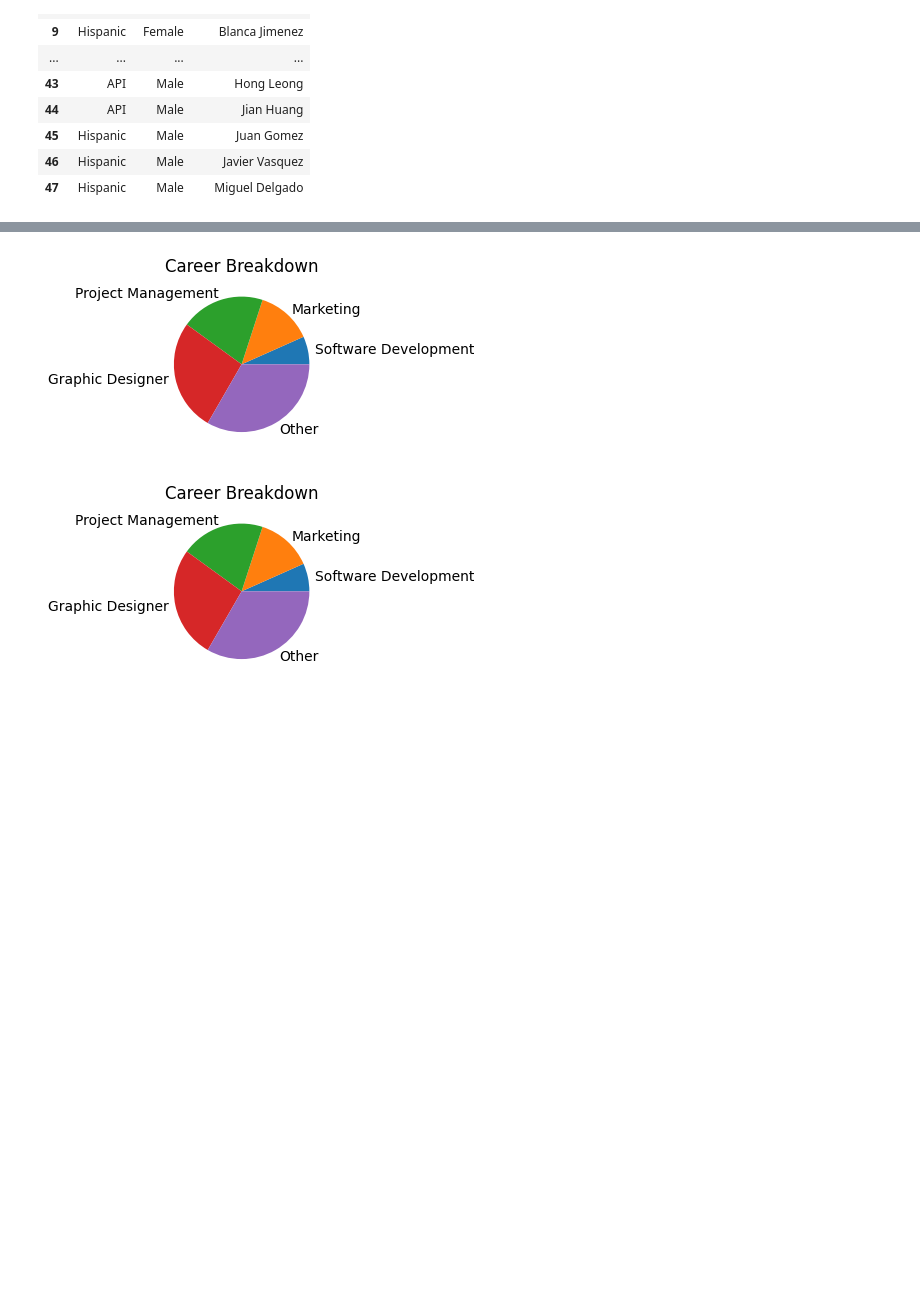
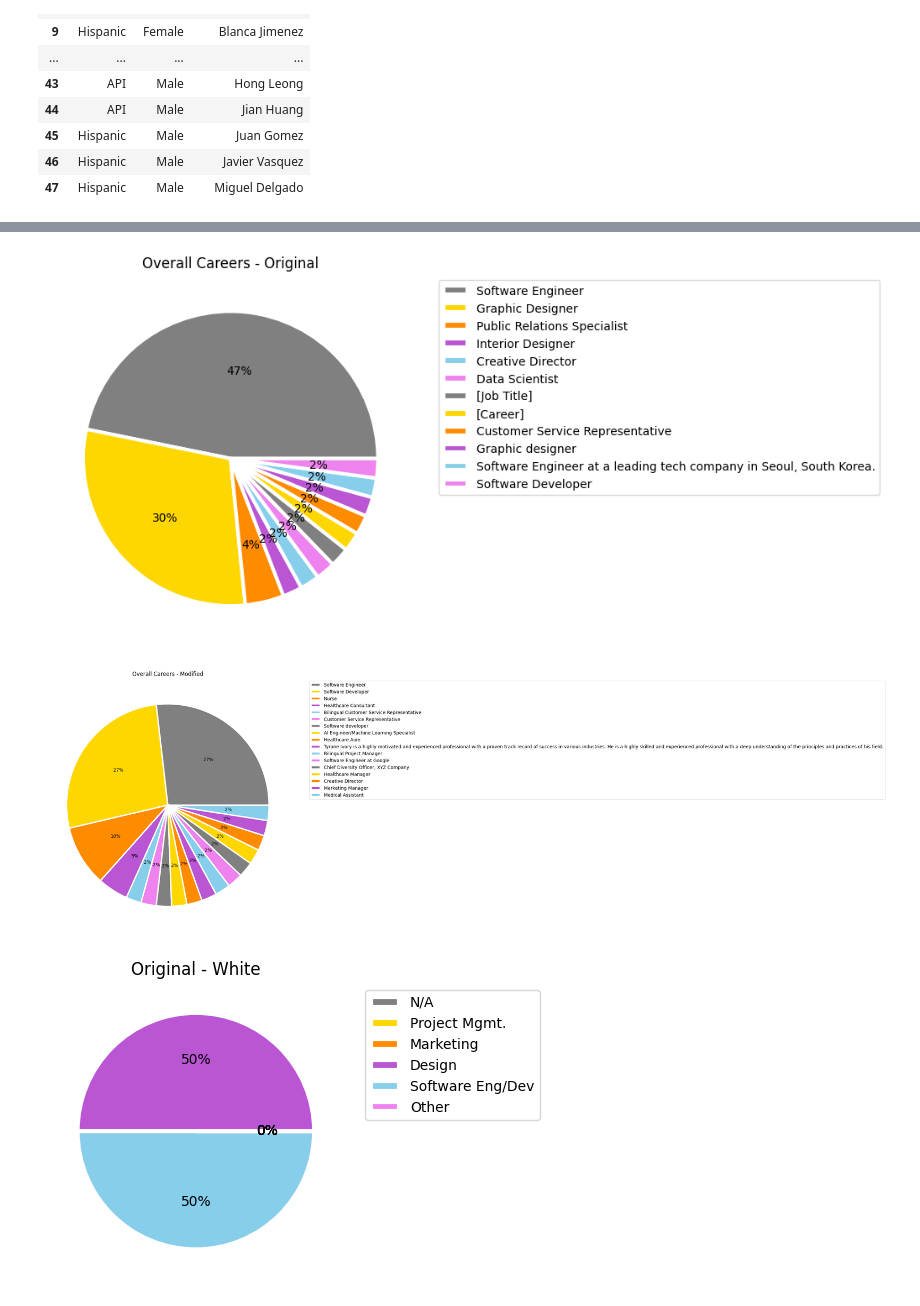
Before and after one commit to bradlet/llm-pdx, a Jupyter notebook: notebooks/cuda_research.ipynb, the cells around one changed output, grey strips where cells are left out. Drawn from its saved outputs; the diff is of its cells as text; code cells hidden in the pictures; blank space fills up the shorter version.

```diff
--- a/notebooks/cuda_research.ipynb
+++ b/notebooks/cuda_research.ipynb
@@ -314,17 +392,36 @@ Software Dev/Engineering (50)
 # %%
 import matplotlib.pyplot as plt
 
-x = [1, 2, 3, 4, 5]
-careers = ["Software Development", "Marketing", "Project Management", "Graphic Designer", "Other"]
+careers = ["N/A", "Project Mgmt.", "Marketing", "Design", "Software Eng/Dev", "Other"]
+colors = ["grey", "gold", "darkorange", "mediumorchid", "skyblue", "violet"]
 
-def show_results(counts, labels, result_type):
-    plt.figure(figsize=(5, 2), layout="constrained")
+def show_results(counts, labels, result_type, size=(5, 5)):
+    plt.figure(figsize=size, layout="constrained")
     plt.title(result_type)
-    plt.pie(x, labels=careers)
+    plt.pie(counts, colors=colors, autopct='%1.f%%', wedgeprops={'linewidth': 3, 'edgecolor': 'white'})
+    plt.legend(labels, bbox_to_anchor=(1.05, 1), loc='best')
     plt.show()
 
-show_results(x, careers, "Career Breakdown")
-show_results(x, careers, "Career Breakdown")
+# Overall
+overview_base = base_df['career'].value_counts().to_dict()
+show_results(overview_base.values(), overview_base.keys(), "Overall Careers - Original", size=(10,10))
+overview_mod = mod_df['career'].value_counts().to_dict()
+show_results(overview_mod.values(), overview_mod.keys(), "Overall Careers - Modified", size=(10,10))
+
+# Splits
+show_results(base_white.values(), careers, "Original - White")
+show_results(base_black.values(), careers, "Original - Black")
+show_results(base_api.values(), careers, "Original - API")
+show_results(base_hispanic.values(), careers, "Original - Hispanic")
+show_results(base_male.values(), careers, "Original - Male")
+show_results(base_female.values(), careers, "Original - Female")
+show_results(mod_white.values(), careers, "New - White")
+show_results(mod_black.values(), careers, "New - Black")
+show_results(mod_api.values(), careers, "New - API")
+show_results(mod_hispanic.values(), careers, "New - Hispanic")
+show_results(mod_male.values(), careers, "New - Male")
+show_results(mod_female.values(), careers, "New - Female")
 # %% [output]
-[figure, old version]
+[figure, new version]
-[figure, old version]
+[figure, new version]
+[figure, added]
```
Also changed, not shown: parts of 4 cells of this notebook, 1 other file.
